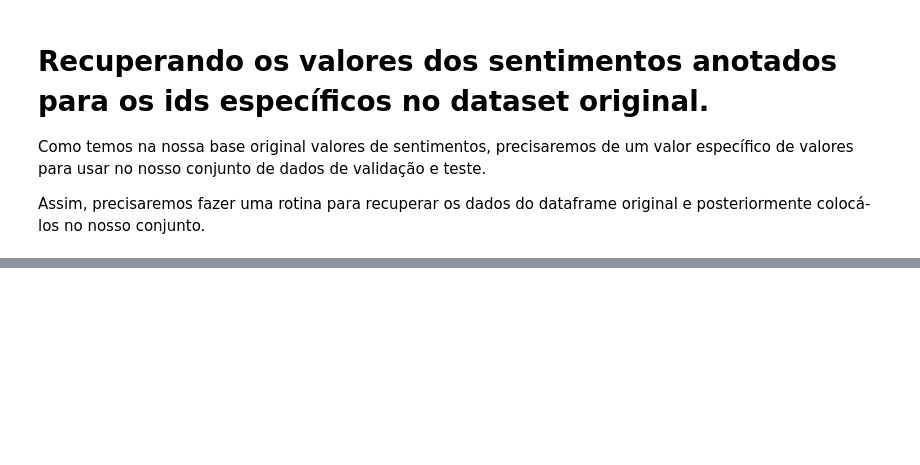
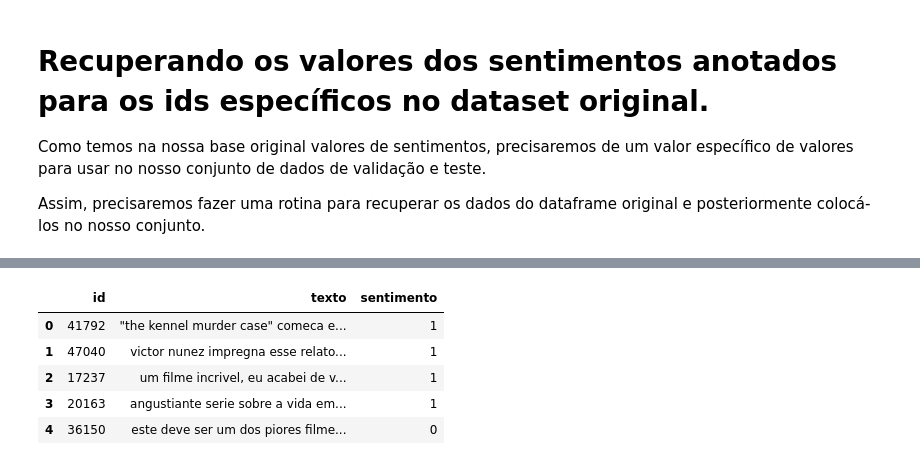
Before and after one commit to andrevrc/ppgti3102-weak-supervised-learning, a Jupyter notebook: projeto_final/projeto_final_review_analysis.ipynb, the cells around one changed output, grey strips where cells are left out. Cells and saved outputs as stored; diff of their text form; code cells hidden in the pictures; blank space fills up the shorter version.

```diff
--- a/projeto_final/projeto_final_review_analysis.ipynb
+++ b/projeto_final/projeto_final_review_analysis.ipynb
@@ -308,0 +420,4 @@ Assim, precisaremos fazer uma rotina para recuperar os dados do dataframe origin
+# %%
+df_treinamento = pd.read_parquet("datasets/processados/train.parquet")
+df_dev = pd.read_parquet("datasets/processados/dev.parquet")
+df_test = pd.read_parquet("datasets/processados/test.parquet")
@@ -308,0 +437,9 @@ Assim, precisaremos fazer uma rotina para recuperar os dados do dataframe origin
+# %%
+df_dev.head()
+# %% [output]
+|  | id | texto | sentimento |
+| 0 | 41792 | "the kennel murder case" comeca e... | 1 |
+| 1 | 47040 | victor nunez impregna esse relato... | 1 |
+| 2 | 17237 | um filme incrivel, eu acabei de v... | 1 |
+| 3 | 20163 | angustiante serie sobre a vida em... | 1 |
+| 4 | 36150 | este deve ser um dos piores filme... | 0 |
```
Also changed, not shown: parts of 28 cells of this notebook, 4 other files.
